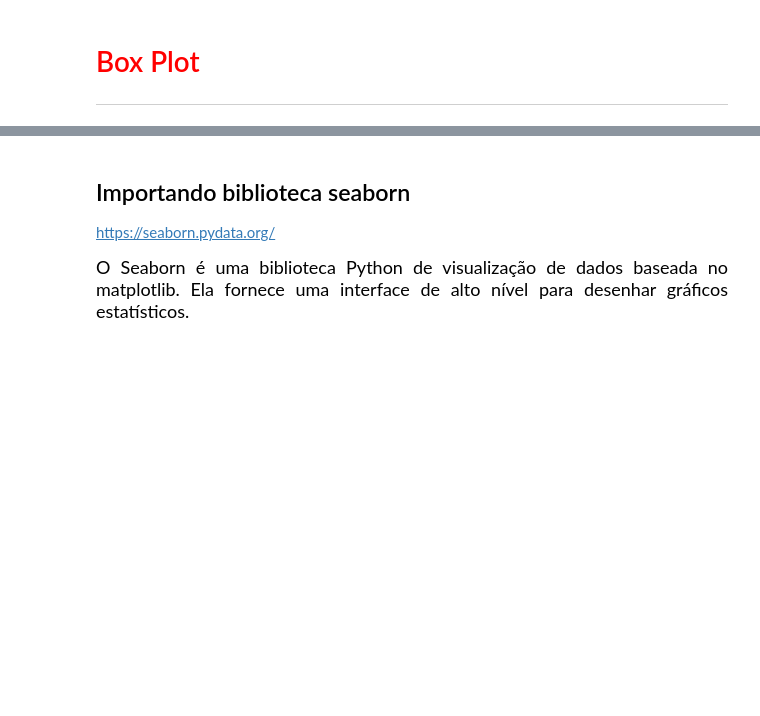
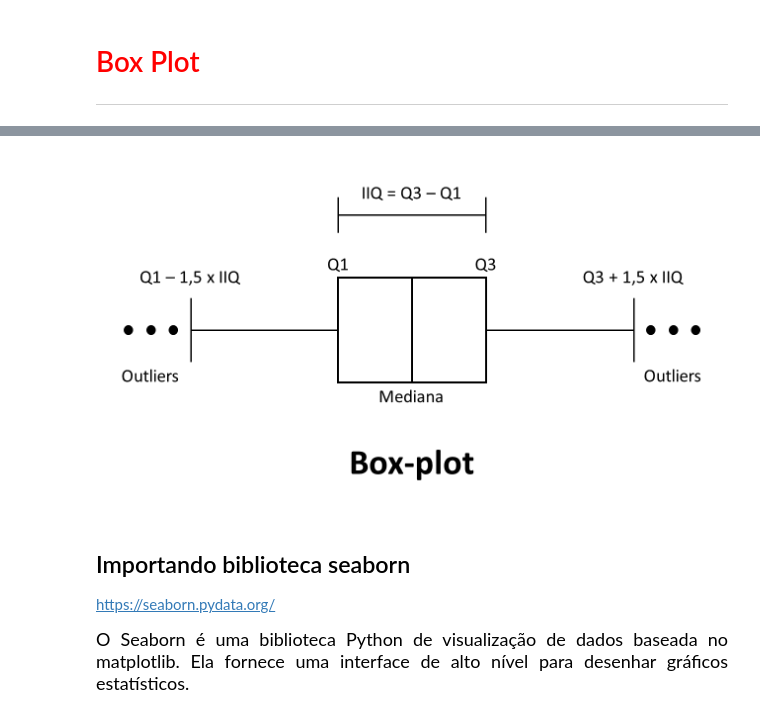
Before and after one commit to arthur-pulini/Estatistica_com_python_6, a Jupyter notebook: Regressao Linear.ipynb, the cells around one changed output, grey strips where cells are left out. Drawn from its saved outputs; the diff is of its cells as text; code cells hidden in the pictures; blank space fills up the shorter version.

```diff
--- a/Regressao Linear.ipynb
+++ b/Regressao Linear.ipynb
@@ -130,3 +129,7 @@ ax = dados['consumo'].plot()
+# %%
+Image(filename='Box-Plot.png')
+# %% [output]
+[figure, added]
 # %% [markdown]
 ## Importando biblioteca seaborn
 https://seaborn.pydata.org/
```
Also changed, not shown: parts of 5 cells of this notebook.
